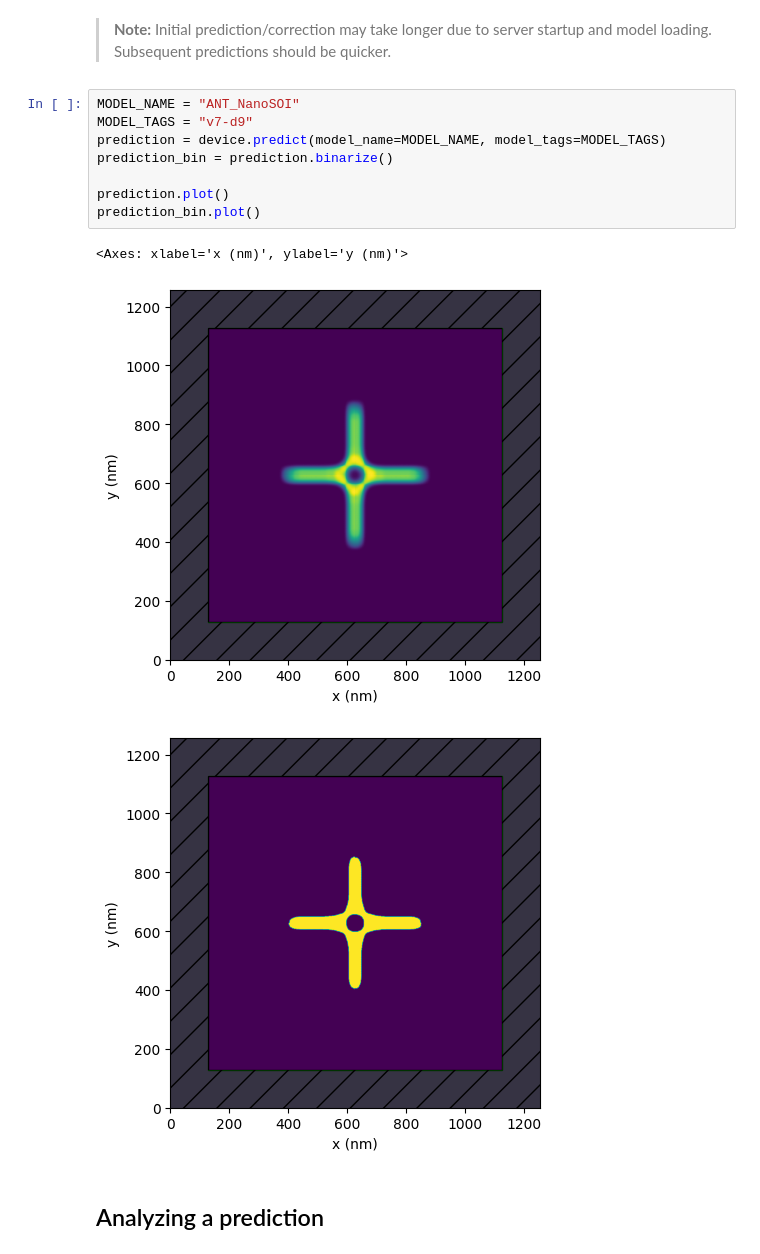
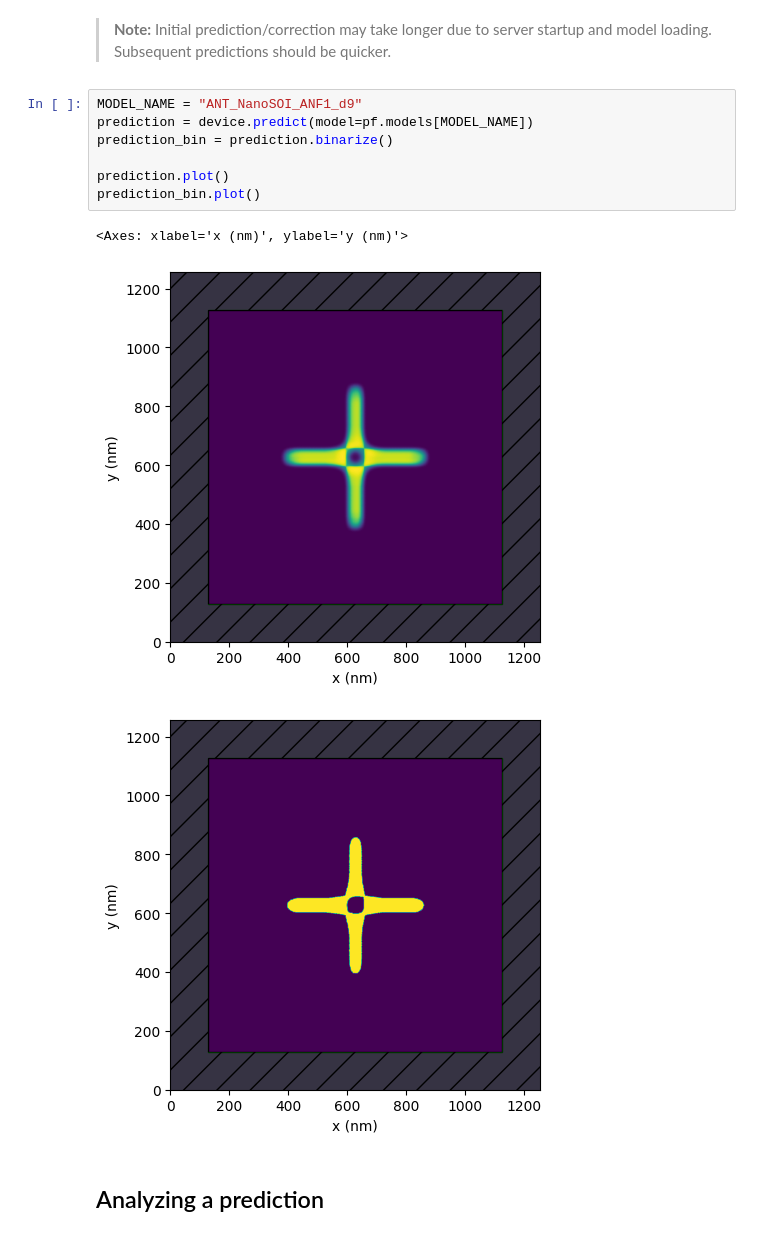
Before and after one commit to PreFab-Photonics/PreFab, a Jupyter notebook: docs/examples/1_prediction.ipynb, the cells around one changed output. Cells and saved outputs as stored; diff of their text form.

```diff
--- a/docs/examples/1_prediction.ipynb
+++ b/docs/examples/1_prediction.ipynb
@@ -35,16 +35,15 @@ You can also select if you want a binarized output. The prediction model, by def
 # %% [markdown]
 > **Note:** Initial prediction/correction may take longer due to server startup and model loading. Subsequent predictions should be quicker.
 # %%
-MODEL_NAME = "ANT_NanoSOI"
-MODEL_TAGS = "v7-d9"
-prediction = device.predict(model_name=MODEL_NAME, model_tags=MODEL_TAGS)
+MODEL_NAME = "ANT_NanoSOI_ANF1_d9"
+prediction = device.predict(model=pf.models[MODEL_NAME])
 prediction_bin = prediction.binarize()
 
 prediction.plot()
 prediction_bin.plot()
 # %% [output]
 <Axes: xlabel='x (nm)', ylabel='y (nm)'>
-[figure, old version]
+[figure, new version]
 [figure]
 # %% [markdown]
 ## Analyzing a prediction
```
Also changed, not shown: parts of 4 cells of this notebook, 1 other file.
